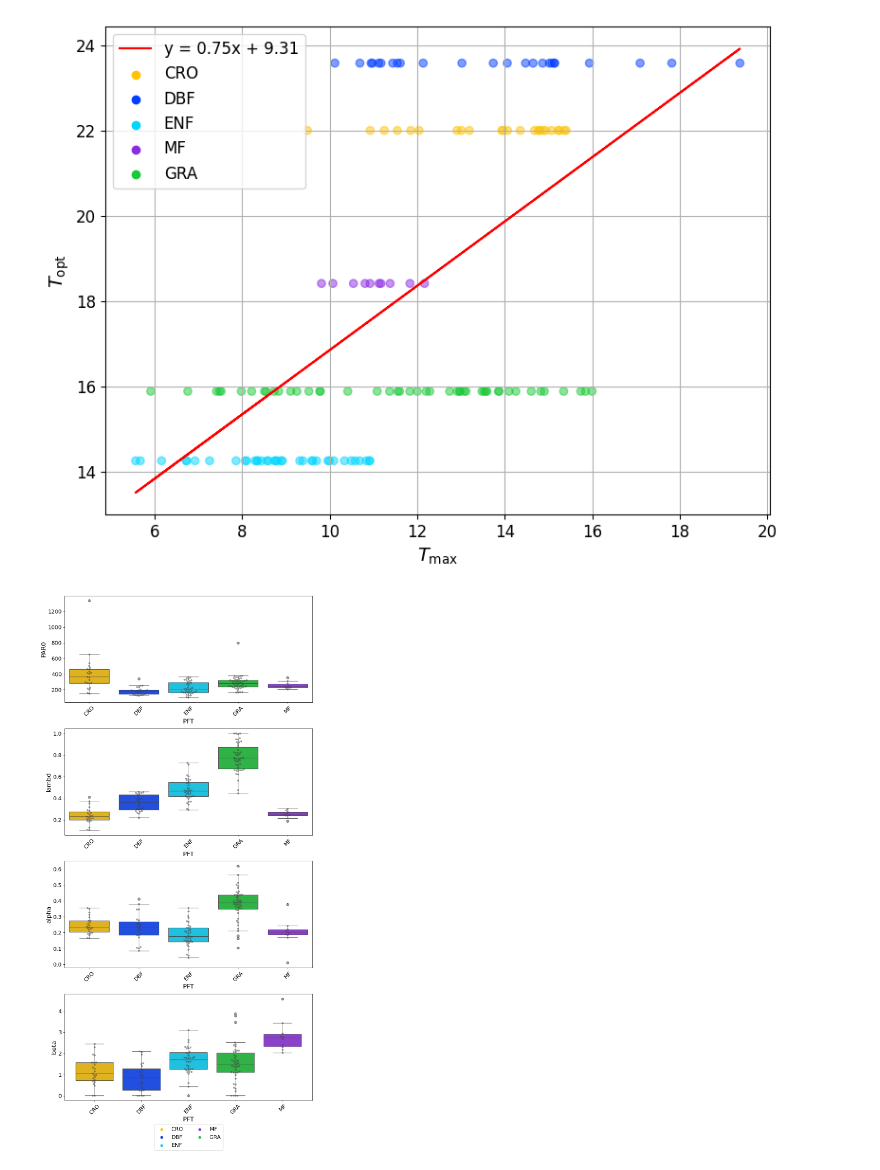
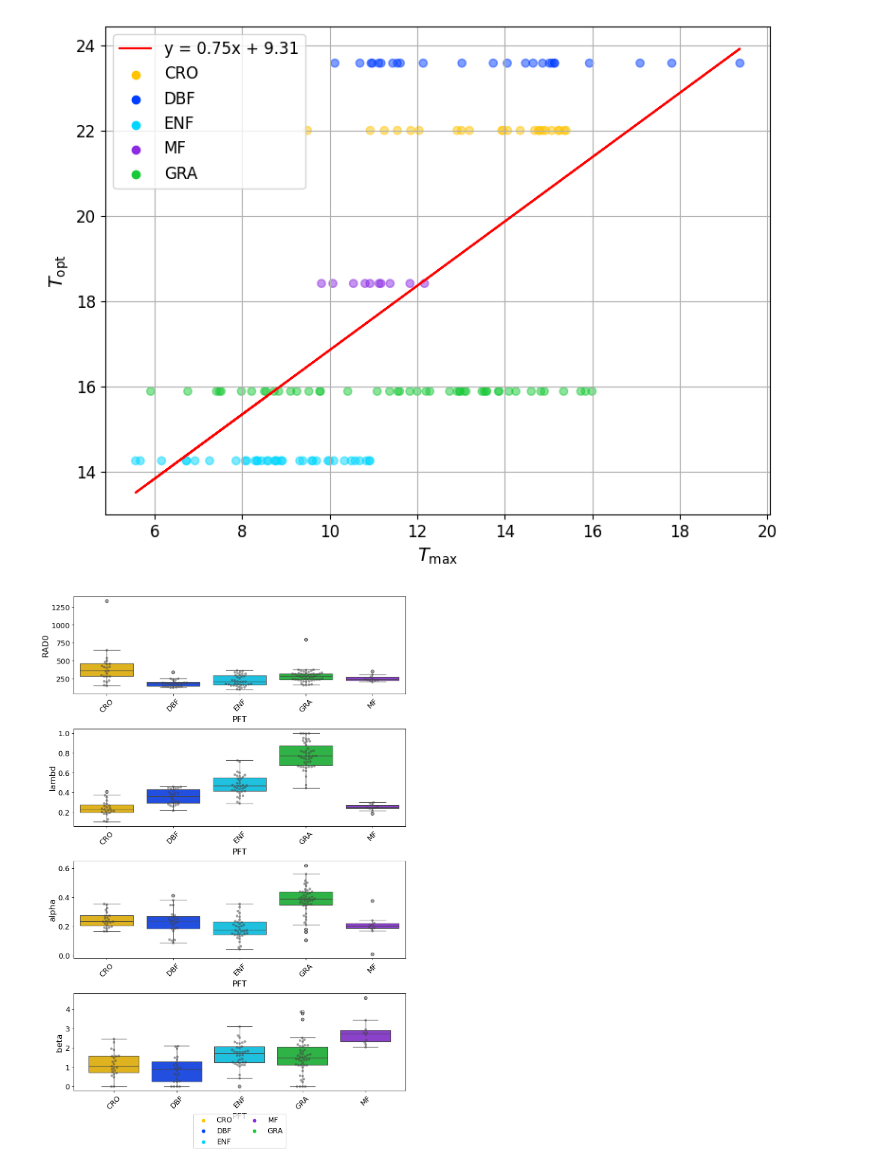
Before and after one commit to mareitzef/VPRM_tools, a Jupyter notebook: plots_for_VPRM_from_excel.ipynb, the cells around one changed output. Cells and saved outputs as stored; diff of their text form; code cells hidden in the pictures.

```diff
--- a/plots_for_VPRM_from_excel.ipynb
+++ b/plots_for_VPRM_from_excel.ipynb
@@ -25,7 +25,7 @@ data = [
 europe_pars = pd.DataFrame(data, columns=columns)
 
 # Add row labels for the parameters
-europe_pars.index = ['PAR0', 'alpha', 'beta', 'lambd']
+europe_pars.index = ['RAD0', 'alpha', 'beta', 'lambd']
 
 for CO2_parametrization in ["old"]: # "migli","old","new"
     for region in ["Alps"]: # ,"Europe"
@@ -61,30 +61,28 @@ for CO2_parametrization in ["old"]: # "migli","old","new"
                 file_path = os.path.join(folder_path, file)
                 data = pd.read_excel(file_path)
                 df_parameters = pd.concat([df_parameters, data], axis=0)
+        # rename column from df_parameters "PAR0" to "RAD0"
+        df_parameters.rename(columns={"PAR0": "RAD0"}, inplace=True) #TODO: adopt this in VPRM code
 
+        # folders = [
+        #     f
+        #     for f in os.listdir(base_path)
+        #     if os.path.isdir(os.path.join(base_path, f))
+        # ]
+        # flx_folders = [folder for folder in folders if folder.startswith("FLX_")]
 
-        folders = [
-            f
-            for f in os.listdir(base_path)
-            if os.path.isdir(os.path.join(base_path, f))
-        ]
-        flx_folders = [folder for folder in folders if folder.startswith("FLX_")]
-
-        if not flx_folders:
-            print("Warning - There is no input data")
-            raise SystemExit(0)
-
-        df_parameters = pd.DataFrame()
-
-
-        # Loop through each FLX_ folder and append data from XLSX files
-        for folder in flx_folders:
-            folder_path = os.path.join(base_path, folder)
-            files = [f for f in os.listdir(folder_path) if f.endswith(CO2_parametrization+'_diff_evo_'+version+'_'+iterations+'.xlsx')]
-            for file in files:
-                file_path = os.path.join(folder_path, file)
-                data = pd.read_excel(file_path)
-                df_parameters = pd.concat([df_parameters, data], axis=0)
+        # if not flx_folders:
+        #     print("Warning - There is no input data")
+        #     raise SystemExit(0)
+        # df_parameters = pd.DataFrame()
+        # # Loop through each FLX_ folder and append data from XLSX files
+        # for folder in flx_folders:
+        #     folder_path = os.path.join(base_path, folder)
+        #     files = [f for f in os.listdir(folder_path) if f.endswith(CO2_parametrization+'_diff_evo_'+version+'_'+iterations+'.xlsx')]
+        #     for file in files:
+        #         file_path = os.path.join(folder_path, file)
+        #         data = pd.read_excel(file_path)
+        #         df_parameters = pd.concat([df_parameters, data], axis=0)
 
         sns.color_palette('bright')
         # import matplotlib.pyplot as plt
@@ -145,7 +143,7 @@ for CO2_parametrization in ["old"]: # "migli","old","new"
             + "_"
             + run_ID
             + str_R2_lt_zero
-            + ".png",
+            + ".pdf",
             dpi=300,
             bbox_inches="tight",
         )
@@ -179,14 +177,14 @@ for CO2_parametrization in ["old"]: # "migli","old","new"
             + "_"
             + run_ID
             + str_R2_lt_zero
-            + ".png",
+            + ".pdf",
             dpi=300,
             bbox_inches="tight",
         )
         if CO2_parametrization == "new":
             parameters_to_plot = [
                 "Topt",
-                "PAR0",
+                "RAD0",
                 "lambd",
                 "alpha1",
                 "alpha2",
@@ -200,7 +198,7 @@ for CO2_parametrization in ["old"]: # "migli","old","new"
             ]
         elif CO2_parametrization == "old":
             parameters_to_plot = [
-                "PAR0",
+                "RAD0",
                 "lambd",
                 "alpha",
                 "beta",
@@ -228,7 +226,7 @@ for CO2_parametrization in ["old"]: # "migli","old","new"
             fig, axes = plt.subplots(nrows=4, ncols=3, figsize=(15, 20))
             font_size = 12
         elif CO2_parametrization == "old":
-            fig, axes = plt.subplots(nrows=4, ncols=1, figsize=(10, 20))
+            fig, axes = plt.subplots(nrows=4, ncols=1, figsize=(10, 15))
             font_size = 14
         elif CO2_parametrization == "migli":
             fig, axes = plt.subplots(nrows=7, ncols=1, figsize=(10, 35))
@@ -260,7 +258,7 @@ for CO2_parametrization in ["old"]: # "migli","old","new"
             + "_"
             + run_ID
             + str_R2_lt_zero
-            + ".png",
+            + ".pdf",
             dpi=300,
             bbox_inches="tight",
         )
@@ -274,7 +272,7 @@ for CO2_parametrization in ["old"]: # "migli","old","new"
         if CO2_parametrization == "new":
             fig, axes = plt.subplots(nrows=4, ncols=3, figsize=(15, 20))
         elif CO2_parametrization == "old":
-            fig, axes = plt.subplots(nrows=4, ncols=1, figsize=(10, 20))
+            fig, axes = plt.subplots(nrows=4, ncols=1, figsize=(10, 15))
             font_size = 14
         elif CO2_parametrization == "migli":
             fig, axes = plt.subplots(nrows=7, ncols=1, figsize=(10, 35))
@@ -308,7 +306,7 @@ for CO2_parametrization in ["old"]: # "migli","old","new"
             + "_"
             + run_ID
             + str_R2_lt_zero
-            + ".png",
+            + ".pdf",
             dpi=300,
             bbox_inches="tight",
         )
@@ -340,8 +338,8 @@ for CO2_parametrization in ["old"]: # "migli","old","new"
         pivoted_median[['SAV', 'SHB', 'OTH']] = europe_pars[['SAV', 'SHB', 'OTH']]
         pivoted_mean= pivoted_mean[['ENF', 'DBF', 'MF','SHB','SAV',  'CRO', 'GRA', 'OTH']]
         pivoted_median= pivoted_median[['ENF', 'DBF', 'MF', 'SHB','SAV', 'CRO', 'GRA', 'OTH']]
-        pivoted_mean = pivoted_mean.reindex(['PAR0', 'lambd', 'alpha', 'beta'])
-        pivoted_median = pivoted_median.reindex(['PAR0', 'lambd', 'alpha', 'beta'])
+        pivoted_mean = pivoted_mean.reindex(['RAD0', 'lambd', 'alpha', 'beta'])
+        pivoted_median = pivoted_median.reindex(['RAD0', 'lambd', 'alpha', 'beta'])
         pivoted_mean.loc['lambd'] = pivoted_mean.loc['lambd'] * -1
         pivoted_median.loc['lambd'] = pivoted_median.loc['lambd'] * -1
         # Exporting to CSV
@@ -390,32 +388,32 @@ for CO2_parametrization in ["old"]: # "migli","old","new"
             + CO2_parametrization
             + "_"
             + run_ID
             + str_R2_lt_zero
-            + ".png",
+            + ".pdf",
             dpi=300,
             bbox_inches="tight",
         )
 # %% [output]
 for CO2_parametrization of VPRM old
 Series([], dtype: float64)
 Number of deleted site years due to R2_NEE < 0 = 1
 Passing `palette` without assigning `hue` is deprecated and will be removed in v0.14.0. Assign the `x` variable to `hue` and set `legend=False` for the same effect.
 
   sns.boxplot(x='PFT', y=parameter, data=df_parameters, ax=axes[i],palette=colors)
 
 Passing `palette` without assigning `hue` is deprecated and will be removed in v0.14.0. Assign the `x` variable to `hue` and set `legend=False` for the same effect.
 
   sns.boxplot(x='PFT', y=parameter, data=df_parameters, ax=axes[i],palette=colors)
 
 Passing `palette` without assigning `hue` is deprecated and will be removed in v0.14.0. Assign the `x` variable to `hue` and set `legend=False` for the same effect.
 
   sns.boxplot(x='PFT', y=parameter, data=df_parameters, ax=axes[i],palette=colors)
 
 ... (15 lines left out)
 
 Passing `palette` without assigning `hue` is deprecated and will be removed in v0.14.0. Assign the `x` variable to `hue` and set `legend=False` for the same effect.
 
   sns.boxplot(x='site_ID', y=parameter, data=df_parameters, ax=axes[i], palette=site_colors)
 [figure]
 [figure]
-[figure, old version]
+[figure, new version]
```
Also changed, not shown: parts of 1 cell of this notebook.
